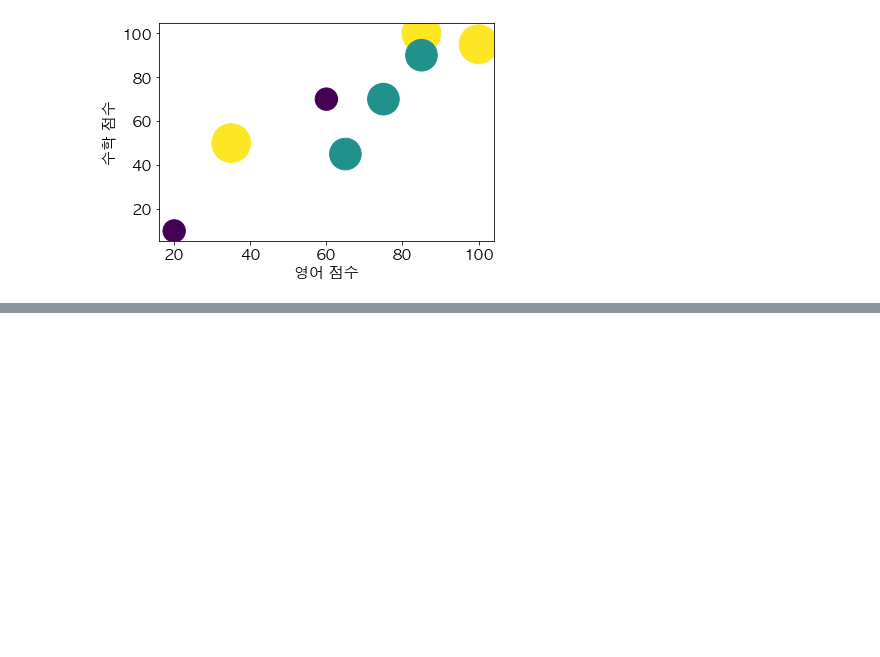
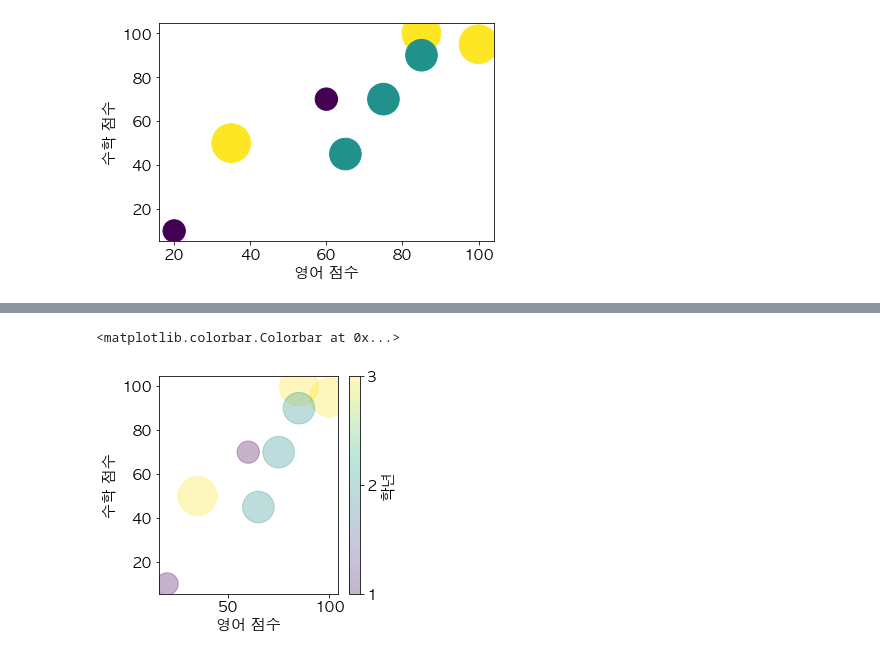
Before and after one commit to jexists/study_python, a Jupyter notebook: machine_learning/260324_inflearn/matplotlib/15.scatter-graph.ipynb, the cells around one changed output, grey strips where cells are left out. Drawn from its saved outputs; the diff is of its cells as text; code cells hidden in the pictures; blank space fills up the shorter version.

```diff
--- a/machine_learning/260324_inflearn/matplotlib/15.scatter-graph.ipynb
+++ b/machine_learning/260324_inflearn/matplotlib/15.scatter-graph.ipynb
@@ -74,0 +92,10 @@ Text(0, 0.5, '수학 점수')
+# %%
+plt.figure(figsize=(4, 4))
+
+plt.scatter(df['영어'], df['수학'], s=sizes, c=df['학년'], cmap='viridis', alpha=0.3)
+plt.xlabel('영어 점수')
+plt.ylabel('수학 점수')
+plt.colorbar(ticks=[1,2,3], label='학년')
+# %% [output]
+<matplotlib.colorbar.Colorbar at 0x...>
+[figure, added]
```
Also changed, not shown: parts of 4 cells of this notebook, 2 other files.
